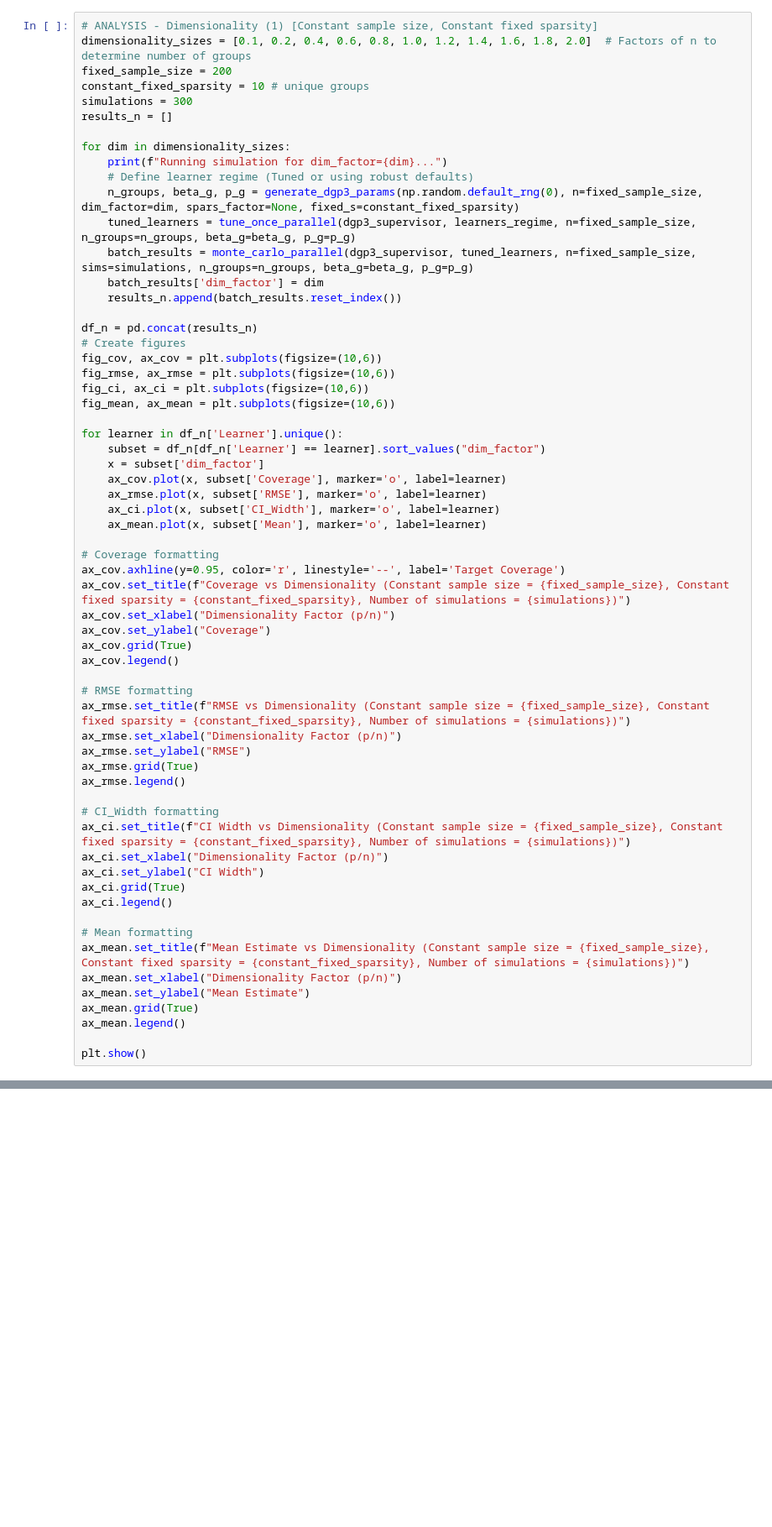
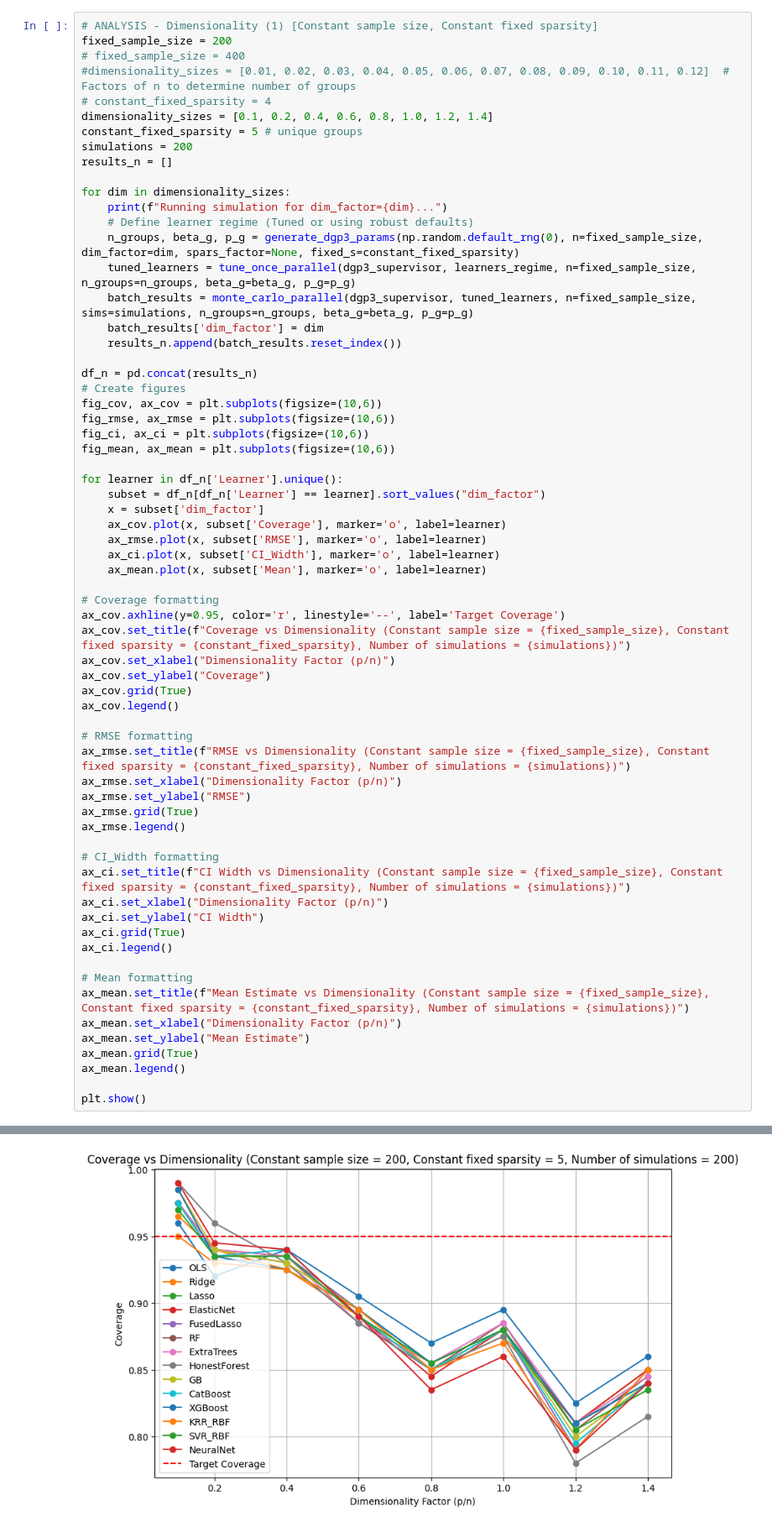
Before and after one commit to Chrisman2003/dml-simulation, a Jupyter notebook: src/AIPW/frontend_aipw.ipynb, the cells around one changed output, grey strips where cells are left out. Shown at 84% size. Saved outputs shown, nothing was run; the diff lists cells and outputs as text; blank space fills up the shorter version.

Commit message:
Figures under Cross Fitting with 5 Folds

```diff
--- a/src/AIPW/frontend_aipw.ipynb
+++ b/src/AIPW/frontend_aipw.ipynb
@@ -228,9 +148,12 @@ Current Monte Carlo Simulation 73
 # %%
 # ANALYSIS - Dimensionality (1) [Constant sample size, Constant fixed sparsity]
-dimensionality_sizes = [0.1, 0.2, 0.4, 0.6, 0.8, 1.0, 1.2, 1.4, 1.6, 1.8, 2.0]  # Factors of n to determine number of groups
 fixed_sample_size = 200
-constant_fixed_sparsity = 10 # unique groups
-simulations = 300
+# fixed_sample_size = 400
+#dimensionality_sizes = [0.01, 0.02, 0.03, 0.04, 0.05, 0.06, 0.07, 0.08, 0.09, 0.10, 0.11, 0.12]  # Factors of n to determine number of groups
+# constant_fixed_sparsity = 4
+dimensionality_sizes = [0.1, 0.2, 0.4, 0.6, 0.8, 1.0, 1.2, 1.4]
+constant_fixed_sparsity = 5 # unique groups
+simulations = 200
 results_n = []
 
 for dim in dimensionality_sizes:
@@ -292,0 +222 @@ KeyboardInterrupt:
+[figure, added]
```
Also changed, not shown: parts of 2 cells of this notebook, 9 other files.
